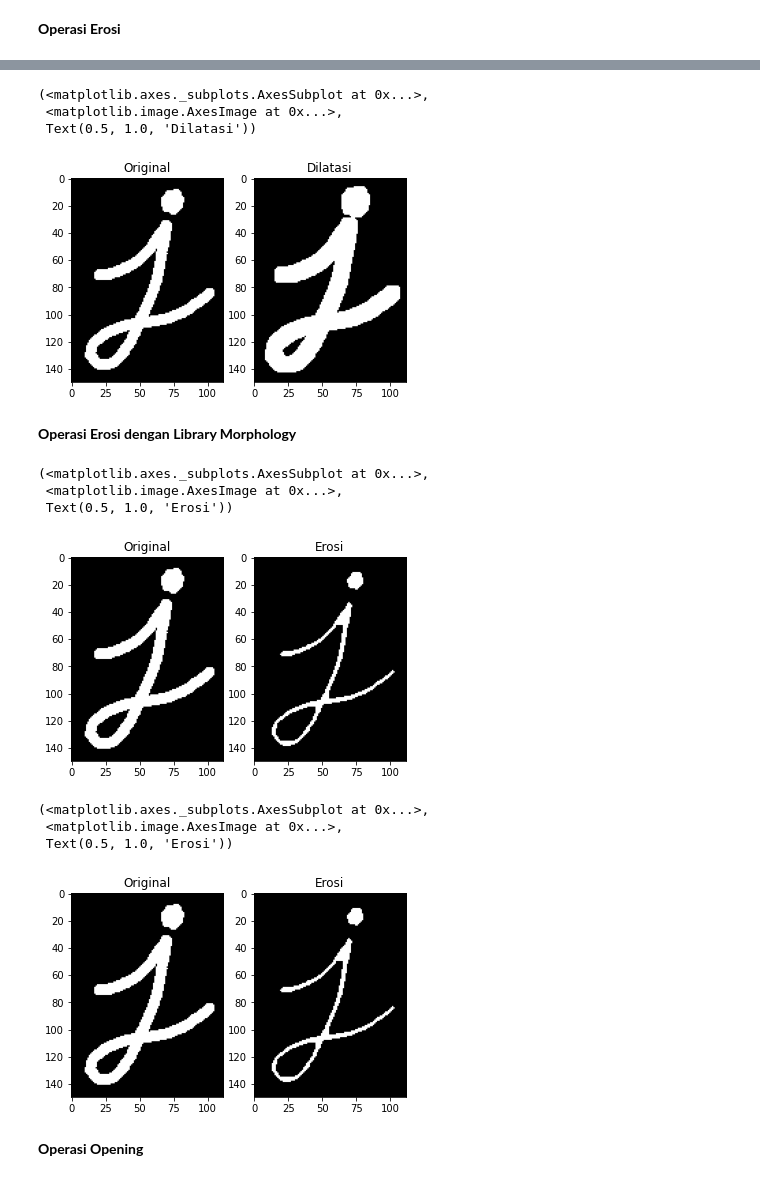
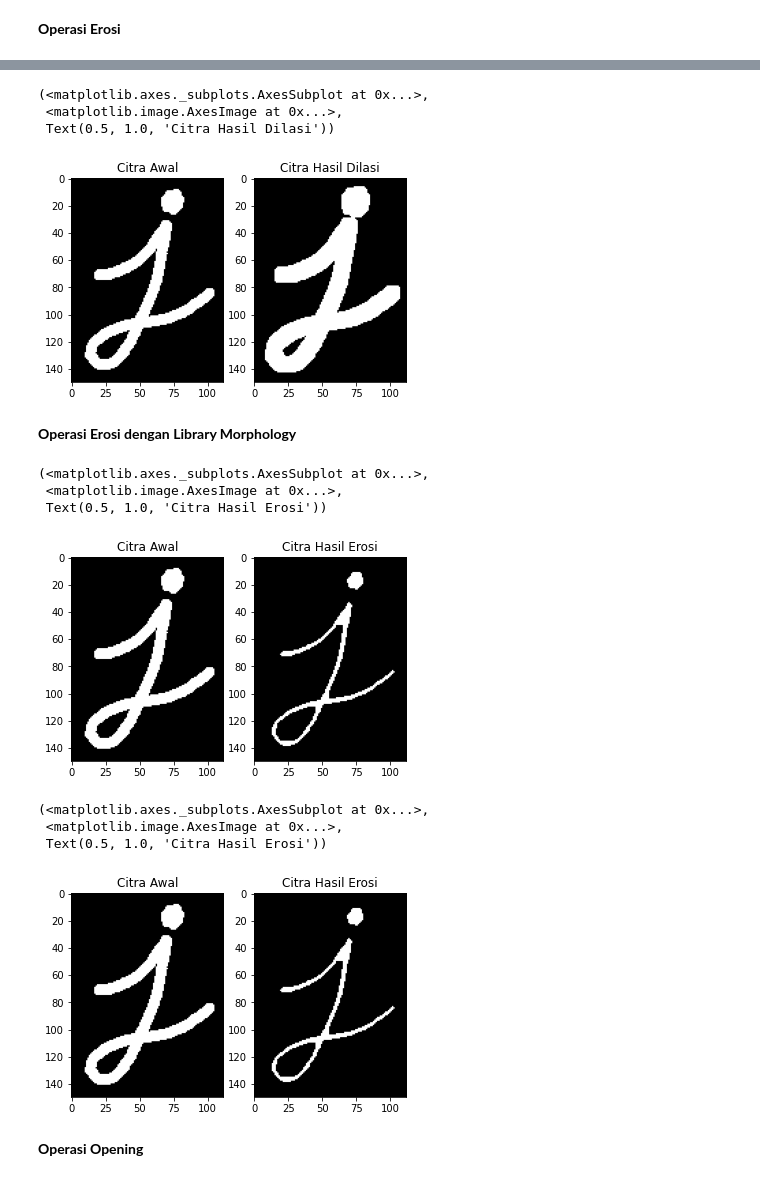
Before and after one commit to rizkinahayyuni/PCVK_Genap_2022, a Jupyter notebook: Modul8.ipynb, the cells around one changed output, grey strips where cells are left out. Cells and saved outputs as stored; diff of their text form; code cells hidden in the pictures.

```diff
--- a/Modul8.ipynb
+++ b/Modul8.ipynb
@@ -91,17 +88,16 @@ plt.subplot(122),plt.imshow(j_dilatasi2, cmap ='gray'),plt.title('Dilatasi')
 # %%
 kernel = np.ones((5,5), np.uint8)
 
 # Operasi Dilatasi
 j_dilatasi3 = cv.morphologyEx(j_img, cv.MORPH_DILATE, kernel)
 
-# Menampilkan Histogram
-plt.subplot(121),plt.imshow(j_img, cmap ='gray'),plt.title('Original')
-plt.subplot(122),plt.imshow(j_dilatasi3, cmap ='gray'),plt.title('Dilatasi')
+plt.subplot(121),plt.imshow(j_img, cmap ='gray'),plt.title('Citra Awal')
+plt.subplot(122),plt.imshow(j_dilatasi3, cmap ='gray'),plt.title('Citra Hasil Dilasi')
 # %% [output]
 (<matplotlib.axes._subplots.AxesSubplot at 0x...>,
  <matplotlib.image.AxesImage at 0x...>,
- Text(0.5, 1.0, 'Dilatasi'))
+ Text(0.5, 1.0, 'Citra Hasil Dilasi'))
-[figure, old version]
+[figure, new version]
 # %% [markdown]
 **Operasi Erosi dengan Library Morphology**
 # %%
@@ -110,28 +106,26 @@ kernel = np.ones((5,5), np.uint8)
 # Operasi erosi
 j_erosi2 = cv.erode(j_img, kernel, iterations = 1)
 
-# Menampilkan Histogram
-plt.subplot(121),plt.imshow(j_img, cmap='gray'),plt.title('Original')
-plt.subplot(122),plt.imshow(j_erosi2, cmap='gray'),plt.title('Erosi')
+plt.subplot(121),plt.imshow(j_img, cmap='gray'),plt.title('Citra Awal')
+plt.subplot(122),plt.imshow(j_erosi2, cmap='gray'),plt.title('Citra Hasil Erosi')
 # %% [output]
 (<matplotlib.axes._subplots.AxesSubplot at 0x...>,
  <matplotlib.image.AxesImage at 0x...>,
- Text(0.5, 1.0, 'Erosi'))
+ Text(0.5, 1.0, 'Citra Hasil Erosi'))
-[figure, old version]
+[figure, new version]
 # %%
 kernel = np.ones((5,5), np.uint8)
 
 # Operasi Dilatasi
 j_erosi3 = cv.morphologyEx(j_img, cv.MORPH_ERODE, kernel)
 
-# Menampilkan Histogram
-plt.subplot(121),plt.imshow(j_img, cmap ='gray'),plt.title('Original')
-plt.subplot(122),plt.imshow(j_erosi3, cmap ='gray'),plt.title('Erosi')
+plt.subplot(121),plt.imshow(j_img, cmap ='gray'),plt.title('Citra Awal')
+plt.subplot(122),plt.imshow(j_erosi3, cmap ='gray'),plt.title('Citra Hasil Erosi')
 # %% [output]
 (<matplotlib.axes._subplots.AxesSubplot at 0x...>,
  <matplotlib.image.AxesImage at 0x...>,
- Text(0.5, 1.0, 'Erosi'))
+ Text(0.5, 1.0, 'Citra Hasil Erosi'))
-[figure, old version]
+[figure, new version]
 # %% [markdown]
 **Operasi Opening**
 # %%
```
Also changed, not shown: parts of 19 cells of this notebook.
